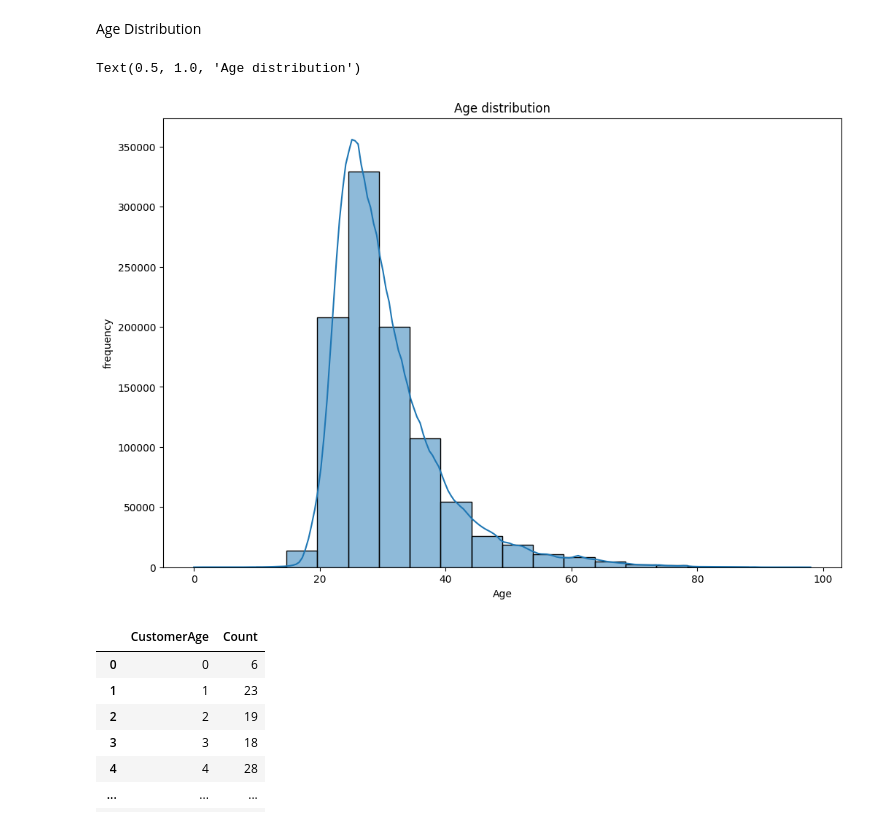
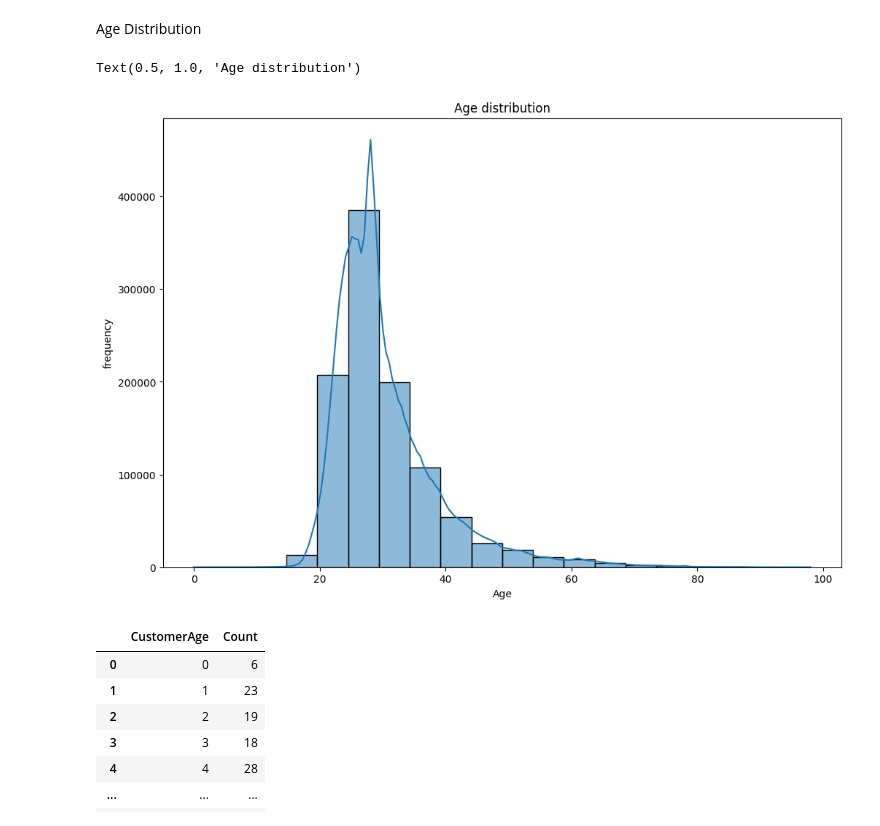
Before and after one commit to deCrystals/Bank_CustomerSegmentation, a Jupyter notebook: Notebook/bank.ipynb, the cells around one changed output. Drawn from its saved outputs; the diff is of its cells as text; code cells hidden in the pictures.

```diff
--- a/Notebook/bank.ipynb
+++ b/Notebook/bank.ipynb
@@ -83,0 +94,3 @@ df.describe(include='all')
+# %%
+df=df[df['TransactionAmount (INR)'] != 0]
+df
@@ -267,11 +275,19 @@ data.describe()
 # %% [markdown]
 Fix DOB after  the Transaction date
+# %%
+# Identify the placeholder date
+invalid_dob = pd.Timestamp('1800-01-01 00:00:00')
+
+# Calculate median of valid dates
+median_dob = df.loc[df['CustomerDOB'] != invalid_dob, 'CustomerDOB'].median()
+
+# Replace invalid dates with the median
+df.loc[df['CustomerDOB'] == invalid_dob, 'CustomerDOB'] = median_dob
 # %%
-from pandas.tseries.offsets import DateOffset
-data.loc[data['CustomerDOB'] > data['TransactionDate'], 'CustomerDOB'] -= DateOffset(years=100)
+df.loc[df['CustomerDOB'] > df['TransactionDate'], 'CustomerDOB'] -= DateOffset(years=100)
 # %% [markdown]
 Calculating Age
 # %%
-data['CustomerAge'] =(data['TransactionDate'] - data['CustomerDOB']).dt.days //365
-data
+df['CustomerAge'] =(df['TransactionDate'] - df['CustomerDOB']).dt.days //365
+df
 # %% [output]
@@ -304,11 +325,11 @@ data.describe()
 Age Distribution
 # %%
 plt.figure(figsize=(12, 8))
-sns.histplot(data['CustomerAge'], bins =20, kde=True)
+sns.histplot(df['CustomerAge'], bins =20, kde=True)
 plt.xlabel('Age')
 plt.ylabel('frequency')
 plt.title('Age distribution')
 # %% [output]
 Text(0.5, 1.0, 'Age distribution')
-[figure, old version]
+[figure, new version]
 # %%
```
Also changed, not shown: parts of 28 cells of this notebook.
